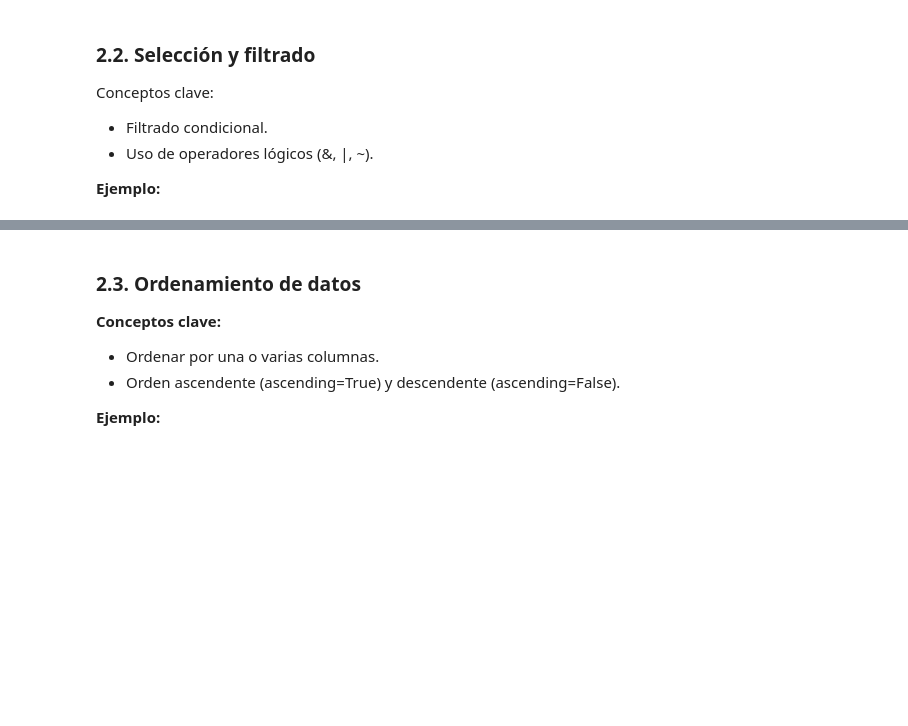
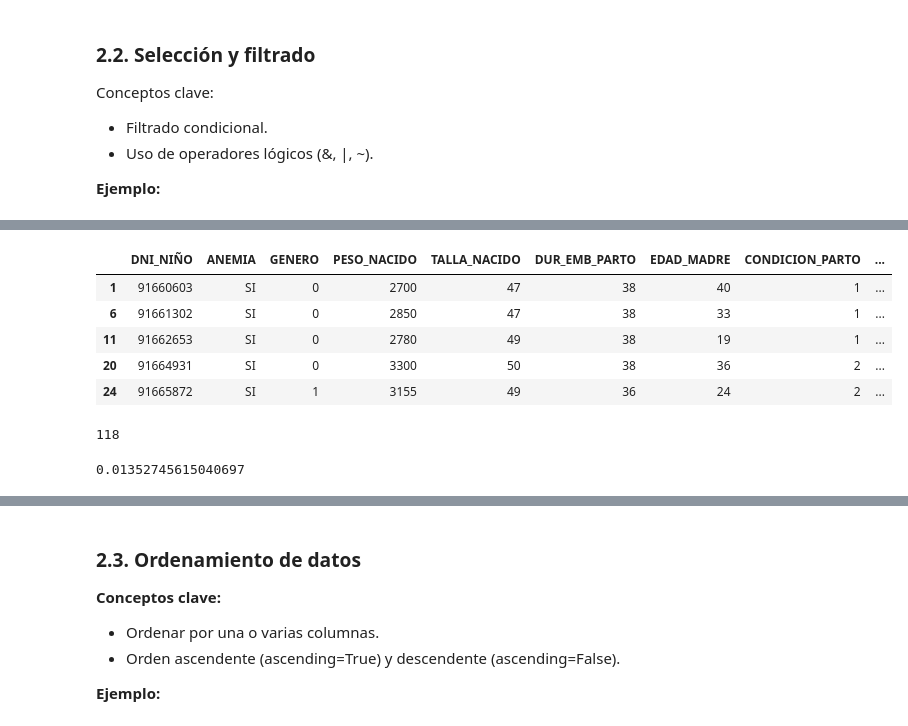
Before and after one commit to gianmarcomejia96/UTEC_PROGRA, a Jupyter notebook: 07_manipulaci_n_de_datos_con_pandas.ipynb, the cells around one changed output, grey strips where cells are left out. Cells and saved outputs as stored; diff of their text form; code cells hidden in the pictures; blank space fills up the shorter version.

```diff
--- a/07_manipulaci_n_de_datos_con_pandas.ipynb
+++ b/07_manipulaci_n_de_datos_con_pandas.ipynb
@@ -396,3 +405,24 @@ Conceptos clave:
+# %%
+df[df.ANEMIA == 'SI'].head()
+# %% [output]
+|  | DNI_NIÑO | ANEMIA | GENERO | PESO_NACIDO | TALLA_NACIDO | DUR_EMB_PARTO | EDAD_MADRE | CONDICION_PARTO | ... |
+| 1 | 91660603 | SI | 0 | 2700 | 47 | 38 | 40 | 1 | ... |
+| 6 | 91661302 | SI | 0 | 2850 | 47 | 38 | 33 | 1 | ... |
+| 11 | 91662653 | SI | 0 | 2780 | 49 | 38 | 19 | 1 | ... |
+| 20 | 91664931 | SI | 0 | 3300 | 50 | 38 | 36 | 2 | ... |
+| 24 | 91665872 | SI | 1 | 3155 | 49 | 36 | 24 | 2 | ... |
+# %%
+#cuantas observaciones no tineen anemia y corresponden a  madres con edad mayor a 35 años.
+
+df[(df.GENERO == 0) & (df.ANEMIA == "NO") & (df.EDAD_MADRE > 35)].head()
+
+len(df[(df.GENERO == 0) & (df.ANEMIA == "NO") & (df.EDAD_MADRE > 35)])
+# %% [output]
+118
+# %%
+len(df[(df.GENERO == 0) & (df.ANEMIA == "NO") & (df.EDAD_MADRE > 35)])/len(df)
+# %% [output]
+0.01352745615040697
 # %%
 # Filtrar por condición
 mayores_30 = df[df['Edad'] > 30]
```
Also changed, not shown: parts of 13 cells of this notebook.
